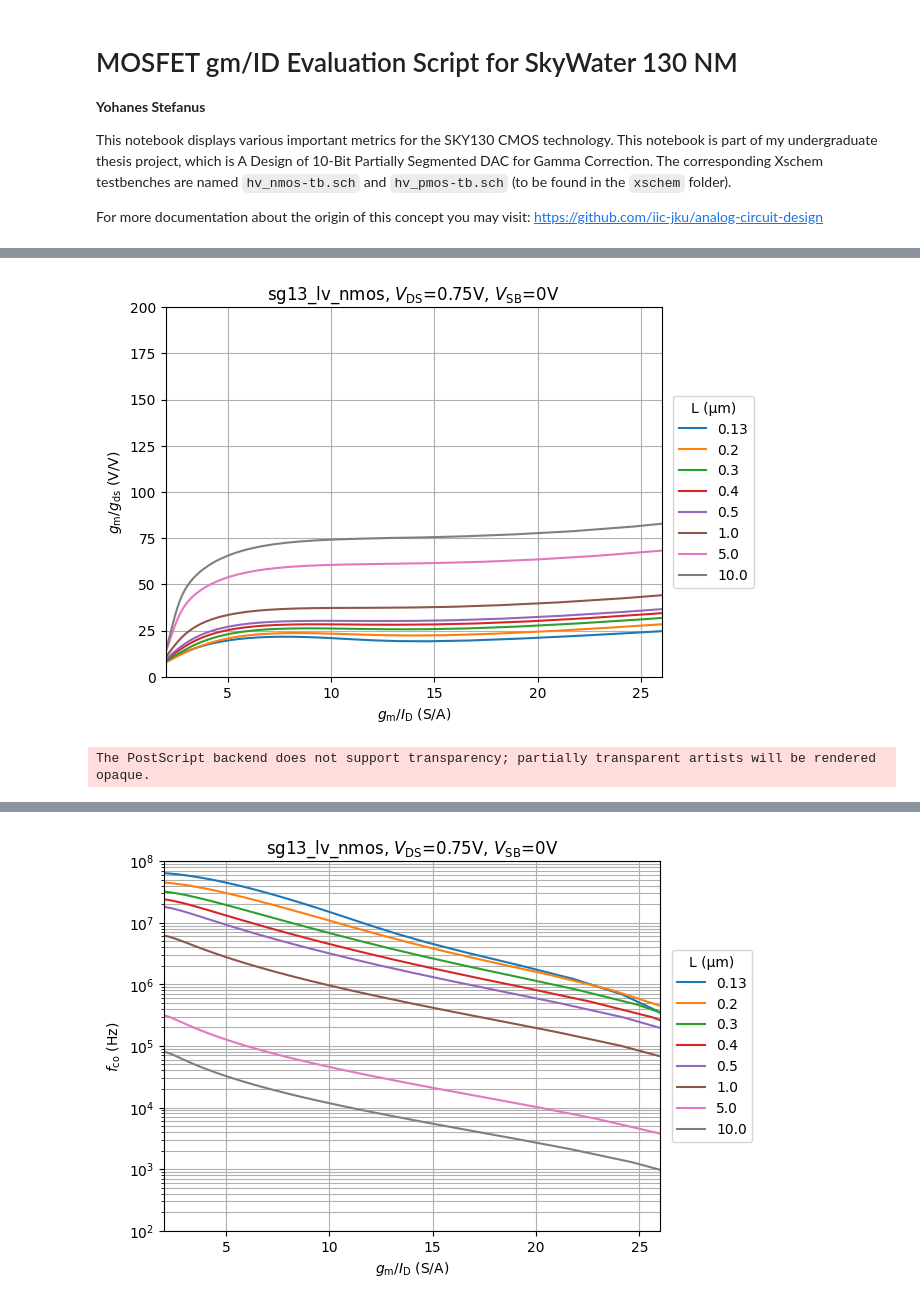
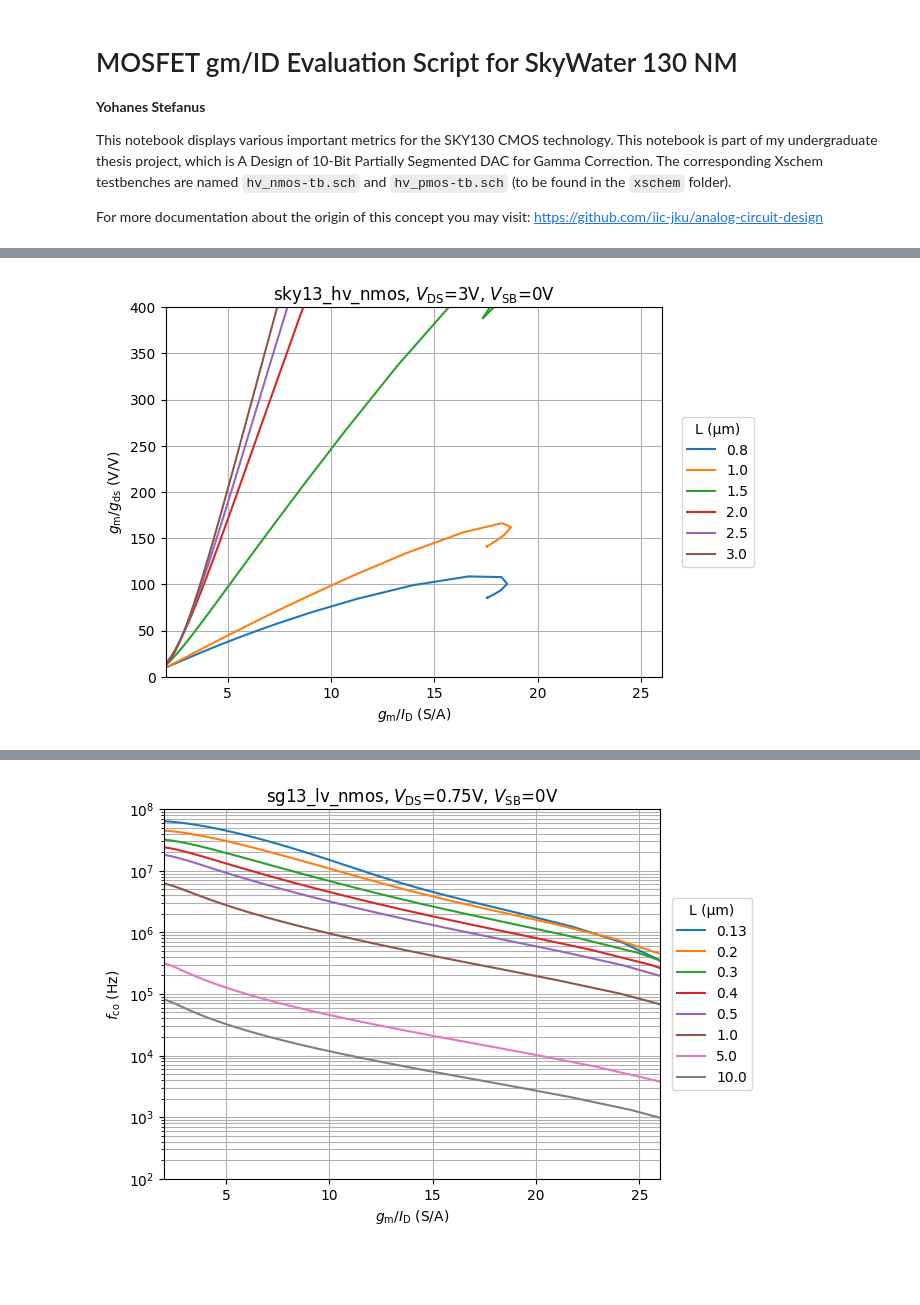
Before and after one commit to yohanesstef/10-bit-DAC, a Jupyter notebook: sizing/sweep_plot_hv_mos.ipynb, the cells around one changed output, grey strips where cells are left out. Drawn from its saved outputs; the diff is of its cells as text; code cells hidden in the pictures; blank space fills up the shorter version.

```diff
--- a/sizing/sweep_plot_hv_mos.ipynb
+++ b/sizing/sweep_plot_hv_mos.ipynb
@@ -35,7 +35,7 @@ df.columns = df.columns.str.removesuffix(']')
 df['l'] = df['l'].apply(lambda x: round(x/1e-6, 3))
 df['vgs'] = df['vgs'].apply(lambda x: round(x, 3))
 df['vds'] = df['vds'].apply(lambda x: round(x, 3))
-#df['vsb'] = df['vsb'].apply(lambda x: round(x, 3))
+df['vsb'] = df['vsb'].apply(lambda x: round(x, 3))
 
 print(df.columns)
 # Note on noise data:
@@ -114,9 +129,9 @@ plt.show()
 #| fig-cap: $f_T$ vs. $g_m/I_D$ as a function of $L$.
 VDS2=0.75; VSB2=0
 df2 = df.loc[(abs(df['vds']) == VDS2) & (abs(df['vsb']) == VSB2)]
-gm_id2 = df2['gm'].values/df2['ids'].values
+gm_id2 = df2['gm'].values/df2['id'].values
 gm_id2 = np.reshape(gm_id2, (len(vgs), -1), order='F')
-ft2 = df2['gm'].values/(df2['cgg'].values+df2['cgdol'].values+df2['cgsol'].values)/2/np.pi
+ft2 = df2['gm'].values/(df2['cgg'].values+df2['cgdo'].values+df2['cgso'].values)/2/np.pi
 ft2 = np.reshape(ft2, (len(vgs), -1), order='F')
 
 fig, ax = plt.subplots()
@@ -128,5 +143,5 @@ plt.ylabel(r'$f_\mathrm{T}$ (GHz)')
 plt.title(devices[choice]+r', $V_\mathrm{DS}$='+str(VDS1)+r'V, $V_\mathrm{SB}$='+str(VSB1)+'V')
 plt.grid()
 plt.show()
-fig.savefig("techsweep_sg13_plots_nmos_overview/plots/NMOS_fT_gmID.eps", bbox_inches='tight')
+fig.savefig("plots/"+devices[choice]+"_fT_gmID.png", bbox_inches='tight', dpi=300)
 # %% [output]
@@ -135,24 +149,23 @@ The PostScript backend does not support transparency; partially transparent arti
 # %%
 # plot gm/gds versus gm/ID for all L
 #| label: fig-nmos-gmgds-vs-gmid-vs-l
 #| fig-cap: $g_m/g_{ds}$ vs. $g_m/I_D$ as a function of $L$.
 gm_gds2 = df2['gm'].values/df2['gds'].values
 gm_gds2 = np.reshape(gm_gds2, (len(vgs), -1), order='F')
 
 fig, ax = plt.subplots()
 ax.plot(gm_id2, gm_gds2)
 ax.legend(loc='center right', bbox_to_anchor=(1.2, 0.5), title='L (µm)', labels=l.tolist())
 plt.xlim(2, 26)
-plt.ylim(0, 200)
+plt.ylim(0, 400)
 plt.xlabel(r'$g_\mathrm{m}/I_\mathrm{D}$ (S/A)')
 plt.ylabel(r'$g_\mathrm{m}/g_\mathrm{ds}$ (V/V)')
 plt.title(devices[choice]+r', $V_\mathrm{DS}$='+str(VDS1)+r'V, $V_\mathrm{SB}$='+str(VSB1)+'V')
 plt.grid()
 plt.show()
-fig.savefig("techsweep_sg13_plots_nmos_overview/plots/NMOS_gmgds_gmID.eps", bbox_inches='tight')
+fig.savefig("plots/"+devices[choice]+"_gmgds_gmID.png", bbox_inches='tight',dpi=300)
 # %% [output]
-[figure, old version]
+[figure, new version]
-The PostScript backend does not support transparency; partially transparent artists will be rendered opaque.
 # %%
 # plot Id/W (Jd) versus gm/ID for all L
 #| label: fig-nmos-jd-vs-gmid-vs-l
```
Also changed, not shown: parts of 10 cells of this notebook, 31 other files.
